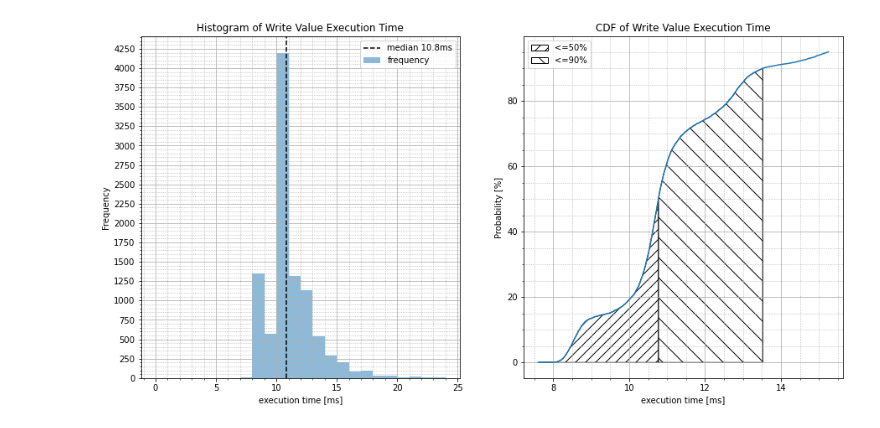
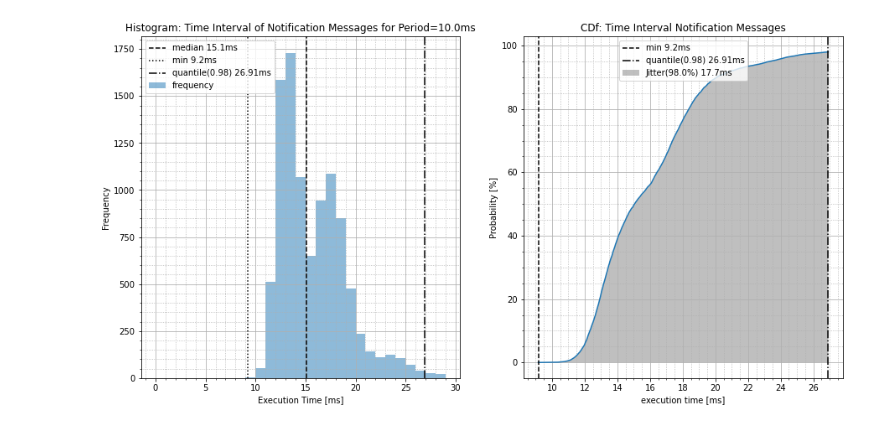
Before and after one commit to NelsonIg/OPC-UA, a Jupyter notebook: src/python/timing/analyse_measurements.ipynb, the cells around one changed output. Cells and saved outputs as stored; diff of their text form; code cells hidden in the pictures.

Commit message:
put histogram and cdf plot in one function and added jitter

```diff
--- a/src/python/timing/analyse_measurements.ipynb
+++ b/src/python/timing/analyse_measurements.ipynb
@@ -6,9 +6,9 @@ import numpy as np
 from scipy.optimize import curve_fit
 from scipy.stats import norm
 # %%
-df_write = pd.read_csv('time_write_value_cycles_1000_delay_0.csv')
-df_method = pd.read_csv('time_method_cycles_1000_delay_0.csv')
-df_sub = pd.read_csv('time_subscription_cycles_1000_period_10_queuesize_1.csv')
+df_write = pd.read_csv('time_write_value_cycles_10000_delay_0.csv')
+df_method = pd.read_csv('time_method_cycles_10000_delay_0.csv')
+df_sub = pd.read_csv('time_subscription_cycles_10000_period_10_queuesize_1.csv')
 # %%
 def gauß(x, mu, std, a):
     return (a/np.sqrt(2*np.pi*std**2))*np.exp(-((x-mu)**2)/2*std**2)
@@ -136,45 +194,57 @@ plt.show()
 # %%
-write_val_ms = df_write['write_value']*10**(-6) # [ms]
-median = round(write_val_ms.median(), 1) # median
-bins = np.arange(0, 25, 1)
+# notification_ms = df_sub['datachange_notifications']*10**(-6)-df_sub['period']# [ms]
+# median = round(notification_ms.median(), 1) # median
+# bins = np.arange(0, 30, 1)
 
-fig, ax = plt.subplots(1, 2, figsize=(15,7.5))
+# fig, ax = plt.subplots(1, 2, figsize=(15,7.5))
 
-ax[0].hist(write_val_ms, bins=bins, alpha=0.5, label='frequency') # histogram
-ax[0].axvline(x=median, color='k', linestyle='--', label=f'median {median}ms') # draw median
-ax[0].legend()
-ax[0].set_title('Histogram of Write Value Execution Time')
-ax[0].set_xlabel('execution time [ms]')
-ax[0].set_ylabel('Frequency')
-# set grid ticks
-ax[0].yaxis.set_major_locator(MultipleLocator(250))
-ax[0].xaxis.set_major_locator(MultipleLocator(5))
-# minors relative to majors
-ax[0].xaxis.set_minor_locator(AutoMinorLocator(5))
-ax[0].yaxis.set_minor_locator(AutoMinorLocator(5))
-ax[0].grid(which='major')
-ax[0].grid(which='minor', linestyle=':')
+# ax[0].hist(notification_ms, bins=bins, alpha=0.5, label='frequency') # histogram
+# ax[0].axvline(x=median, color='k', linestyle='--', label=f'median {median}ms') # draw median
+# ax[0].legend()
+# ax[0].set_title('Histogram of Notification Message Interval')
+# ax[0].set_xlabel('delay-period [ms]')
+# ax[0].set_ylabel('Frequency')
+# # set grid ticks
+# ax[0].yaxis.set_major_locator(MultipleLocator(250))
+# ax[0].xaxis.set_major_locator(MultipleLocator(5))
+# # minors relative to majors
+# ax[0].xaxis.set_minor_locator(AutoMinorLocator(5))
+# ax[0].yaxis.set_minor_locator(AutoMinorLocator(5))
+# ax[0].grid(which='major')
+# ax[0].grid(which='minor', linestyle=':')
 
 
-cdf, steps = plot_cdf(write_val_ms, end=0.95, num=1000, plot=True) # compute CDF
-sub_window = cdf<=np.quantile(write_val_ms,0.5)
-ax[1].fill_between(cdf[sub_window], steps[sub_window]*100,
-                 color='w', hatch='//', edgecolor="k", label='<=50%')
-sub_window = (cdf>np.quantile(write_val_ms,0.5)) & (cdf<=np.quantile(write_val_ms,0.9))
-ax[1].fill_between(cdf[sub_window], steps[sub_window]*100,
-                 color='w', hatch='\\', edgecolor="k", label='<=90%')
-ax[1].legend()
-ax[1].set_title('CDF of Write Value Execution Time')
-ax[1].set_xlabel('execution time [ms]')
-ax[1].set_ylabel('Probability [%]')
-# set grid ticks
-ax[1].yaxis.set_major_locator(MultipleLocator(20))
-ax[1].xaxis.set_major_locator(MultipleLocator(2))
-# minors relative to majors
-ax[1].xaxis.set_minor_locator(AutoMinorLocator(4))
-ax[1].yaxis.set_minor_locator(AutoMinorLocator(4))
-ax[1].grid(which='major')
-ax[1].grid(which='minor', linestyle=':')
-plt.show()
+# cdf, steps = plot_cdf(notification_ms, end=0.95, num=1000, plot=True) # compute CDF
+# sub_window = cdf<=np.quantile(notification_ms,0.5)
+# ax[1].fill_between(cdf[sub_window], steps[sub_window]*100,
+#                  color='w', hatch='//', edgecolor="k", label='<=50%')
+# sub_window = (cdf>np.quantile(notification_ms,0.5)) & (cdf<=np.quantile(notification_ms,0.9))
+# ax[1].fill_between(cdf[sub_window], steps[sub_window]*100,
+#                  color='w', hatch='\\', edgecolor="k", label='<=90%')
+# ax[1].legend()
+# ax[1].set_title('CDF of Notification Message Interval')
+# ax[1].set_xlabel('delay-period [ms]')
+# ax[1].set_ylabel('Probability [%]')
+# # set grid ticks
+# ax[1].yaxis.set_major_locator(MultipleLocator(20))
+# ax[1].xaxis.set_major_locator(MultipleLocator(2))
+# # minors relative to majors
+# ax[1].xaxis.set_minor_locator(AutoMinorLocator(4))
+# ax[1].yaxis.set_minor_locator(AutoMinorLocator(4))
+# ax[1].grid(which='major')
+# ax[1].grid(which='minor', linestyle=':')
+# plt.show()
+
+notification_ms = df_sub['datachange_notifications']*10**(-6)# [ms]
+period = df_sub['period'][0]
+bins = np.arange(0, 30, 1)
+hist_title = f'Histogram: Time Interval of Notification Messages for Period={period}ms'
+cdf_title = 'CDf: Time Interval Notification Messages'
+hist_cdf_plot(notification_ms, hist_title, cdf_title, bins, end=0.98)
+
+notification_ms = df_sub['datachange_notifications']*10**(-6)-df_sub['period']
+hist_title = f'Histogram: Time Interval of Notification Messages - Period ({period}ms)'
+cdf_title = 'CDf: Time Interval Notification Messages'
+hist_cdf_plot(notification_ms, hist_title, cdf_title, bins, end=0.98)
 # %% [output]
-[figure, old version]
+[figure, new version]
```
Also changed, not shown: parts of 6 cells of this notebook.
